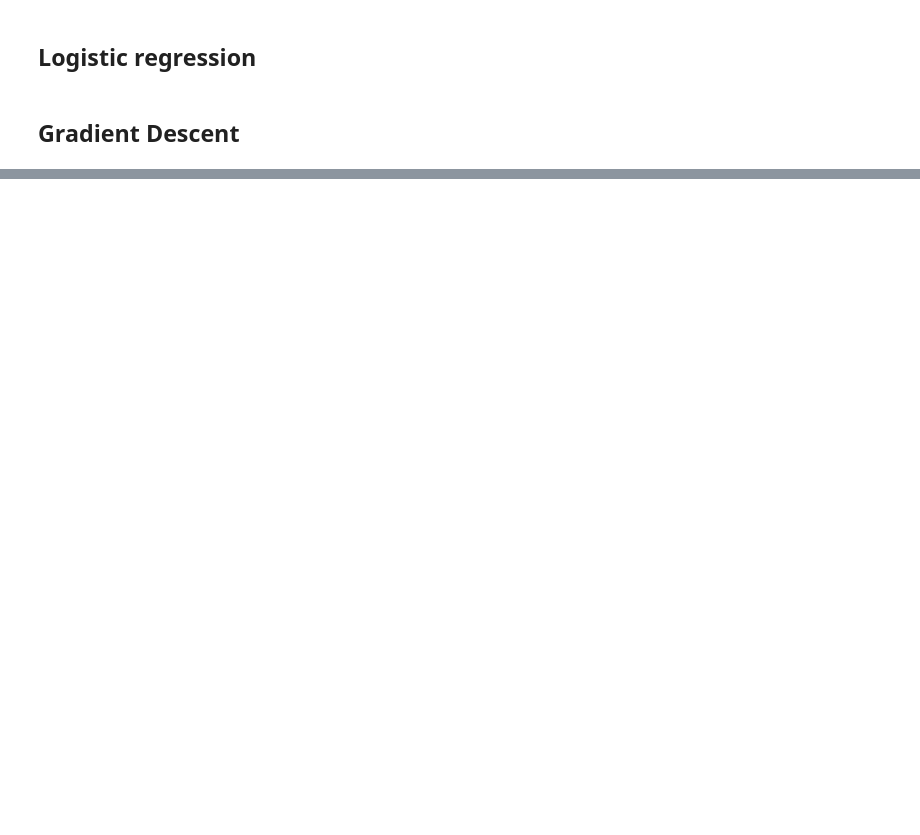
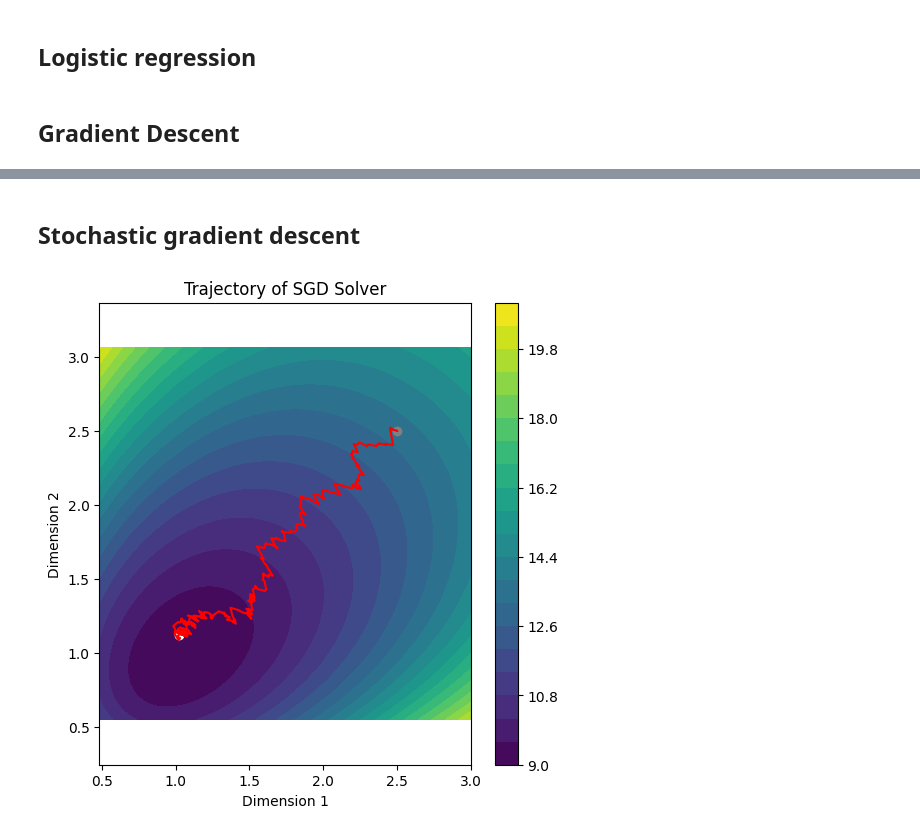
Before and after one commit to Melvin-klein/Numerics, a Jupyter notebook: code.ipynb, the cells around one changed output, grey strips where cells are left out. Drawn from its saved outputs; the diff is of its cells as text; code cells hidden in the pictures; blank space fills up the shorter version.

```diff
--- a/code.ipynb
+++ b/code.ipynb
@@ -46,11 +118,11 @@ def logistic(X: np.array, weights: np.array):
+# %% [markdown]
+## Stochastic gradient descent
 # %%
-batch_size = 500
-n_batch = int(np.ceil(X.shape[0]/batch_size))
-BLL_f, BLL_grad = binary_log_likelihood(X, y, batch_size, logistic)
+solver = SGDSolver(d=2, M=n_batch, objective=BLL_f, grad=BLL_grad, gamma=0.1, random_state=42)
 
-solver = SGDSolver(d=2, N=n_batch, objective=BLL_f, grad=BLL_grad, gamma=0.1, random_state=42)
+solver.fit(x_start=np.array([2.5, 2.5]), n_iter=500)
 
-solver.fit(x_start=np.array([0, 0]))
-
-plot(solver)
+trajectory(solver)
+# %% [output]
+[figure, added]
 # %%
```
Also changed, not shown: parts of 19 cells of this notebook.
